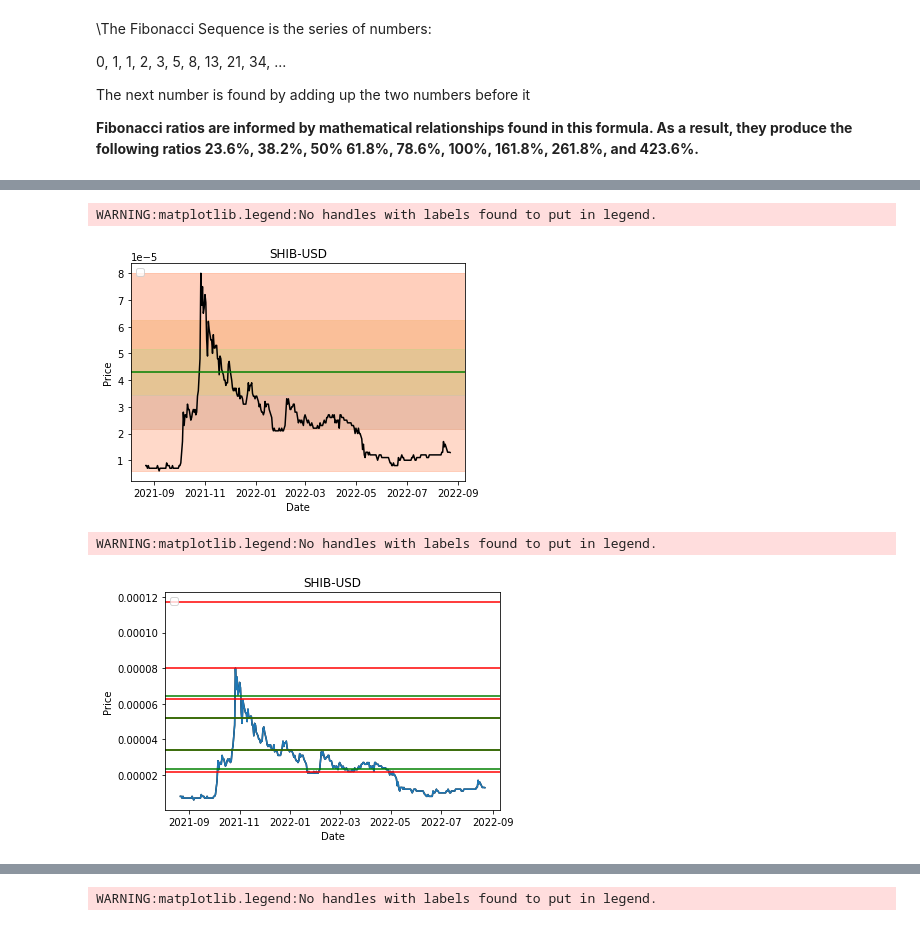
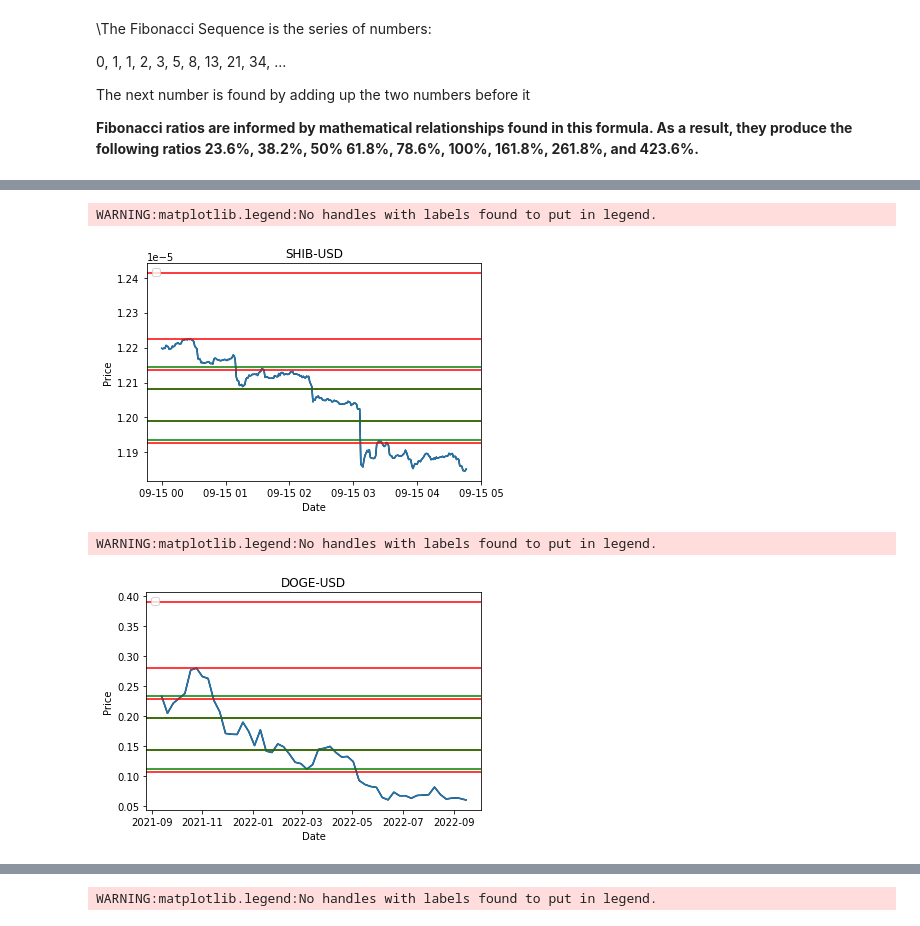
Before and after one commit to bandarasudarshana/modified_fib__crypto_, a Jupyter notebook: Modified_Fibbonacci.ipynb, the cells around one changed output, grey strips where cells are left out. Cells and saved outputs as stored; diff of their text form; code cells hidden in the pictures.

```diff
--- a/Modified_Fibbonacci.ipynb
+++ b/Modified_Fibbonacci.ipynb
@@ -124,12 +95,12 @@ class fibonach_2:
 # %%
-graf = fibonach_1('SHIB-USD', '1y', '1d')
+graf = fibonach_2('SHIB-USD', '1d', '1m')
 SHIB_fibonachi = graf.fib()
 # %% [output]
 WARNING:matplotlib.legend:No handles with labels found to put in legend.
-[figure, old version]
+[figure, new version]
 # %%
-graf = fibonach_2('SHIB-USD', '1y', '1d')
-SHIB_fibonachi = graf.fib()
+graf = fibonach_2('DOGE-USD', '1y', '1wK')
+DOGE_fibonachi_2 = graf.fib()
 # %% [output]
 WARNING:matplotlib.legend:No handles with labels found to put in legend.
-[figure, old version]
+[figure, new version]
```
Also changed, not shown: parts of 8 cells of this notebook.
